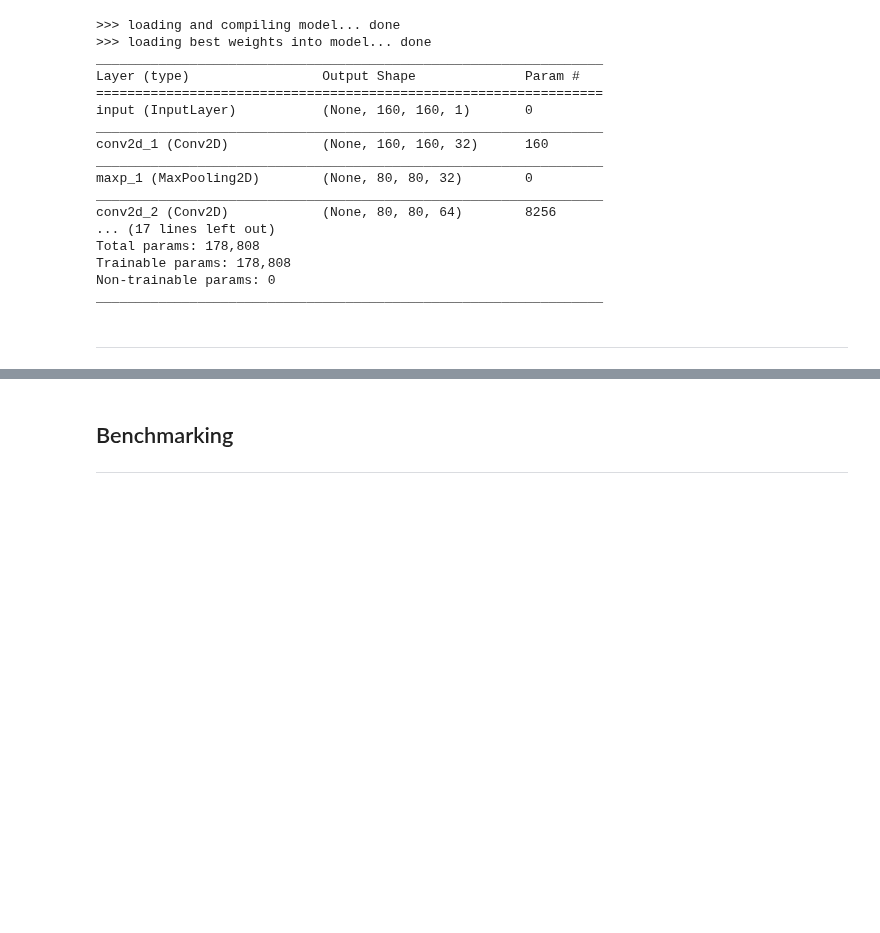
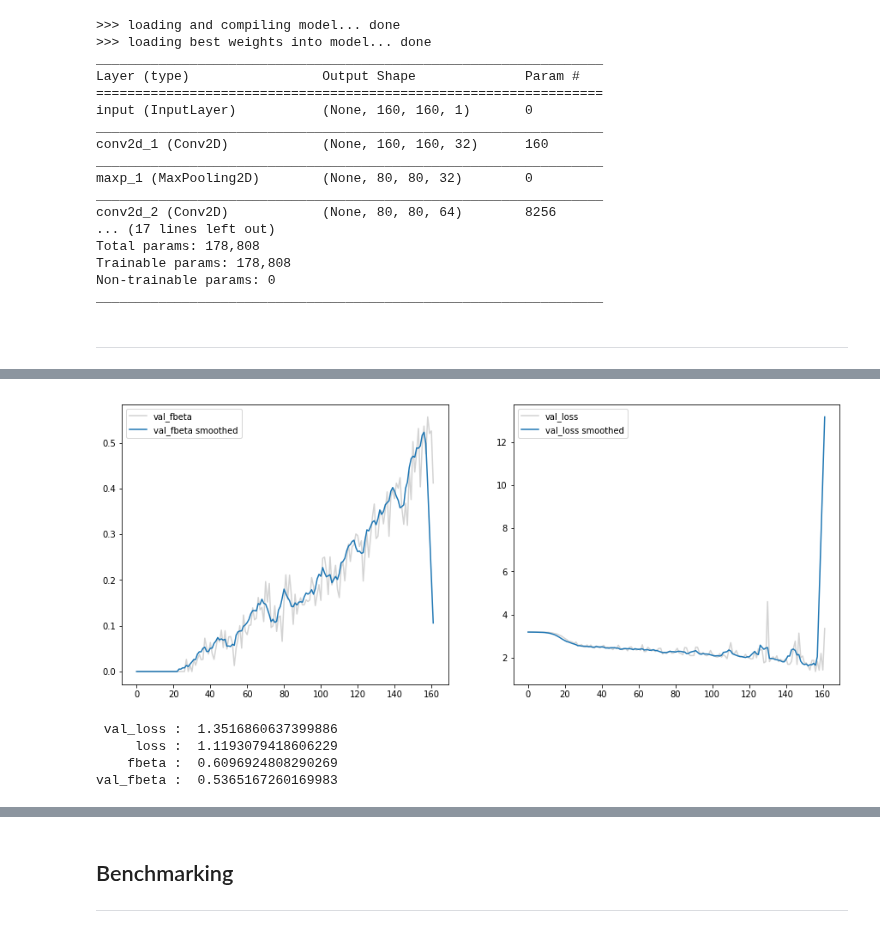
Before and after one commit to damilo/keyestcnn, a Jupyter notebook: model/model.eval.ipynb, the cells around one changed output, grey strips where cells are left out. Cells and saved outputs as stored; diff of their text form; code cells hidden in the pictures; blank space fills up the shorter version.

```diff
--- a/model/model.eval.ipynb
+++ b/model/model.eval.ipynb
@@ -320,0 +361,32 @@ _________________________________________________________________
+# %%
+fig, axs = plt.subplots (1,2)
+
+
+#axs[0].plot (history['epoch'][:epochs], history['fbeta'][:epochs])
+axs[0].plot (history['epoch'][:epochs], history['val_fbeta'][:epochs], color='#D3D3D3')
+smoothed_vals = running_mean (history['val_fbeta'].values, 5)
+axs[0].plot ((history['epoch'][:epochs])[-len(smoothed_vals):], smoothed_vals[:epochs], label='val_fbeta smoothed')
+axs[0].legend ()
+
+#axs[1].plot (history['epoch'][:epochs], history['loss'][:epochs])
+axs[1].plot (history['epoch'][:epochs], history['val_loss'][:epochs], color='#D3D3D3')
+smoothed_vals = running_mean (history['val_loss'].values, 5)
+axs[1].plot ((history['epoch'][:epochs])[-len(smoothed_vals):], smoothed_vals[:epochs], label='val_loss smoothed')
+axs[1].legend ()
+
+fig.set_size_inches ((15, 6))
+plt.show ()
+# %% [output]
+[figure, added]
+# %%
+idx_min_loss = history['val_loss'].idxmin ()
+
+print (' val_loss : ', history['val_loss'].min ())
+print ('     loss : ', history['loss'][idx_min_loss])
+print ('    fbeta : ', history['fbeta'][idx_min_loss])
+print ('val_fbeta : ', history['val_fbeta'][idx_min_loss])
+# %% [output]
+ val_loss :  1.3516860637399886
+     loss :  1.1193079418606229
+    fbeta :  0.6096924808290269
+val_fbeta :  0.5365167260169983
```
Also changed, not shown: parts of 15 cells of this notebook, 4 other files.
